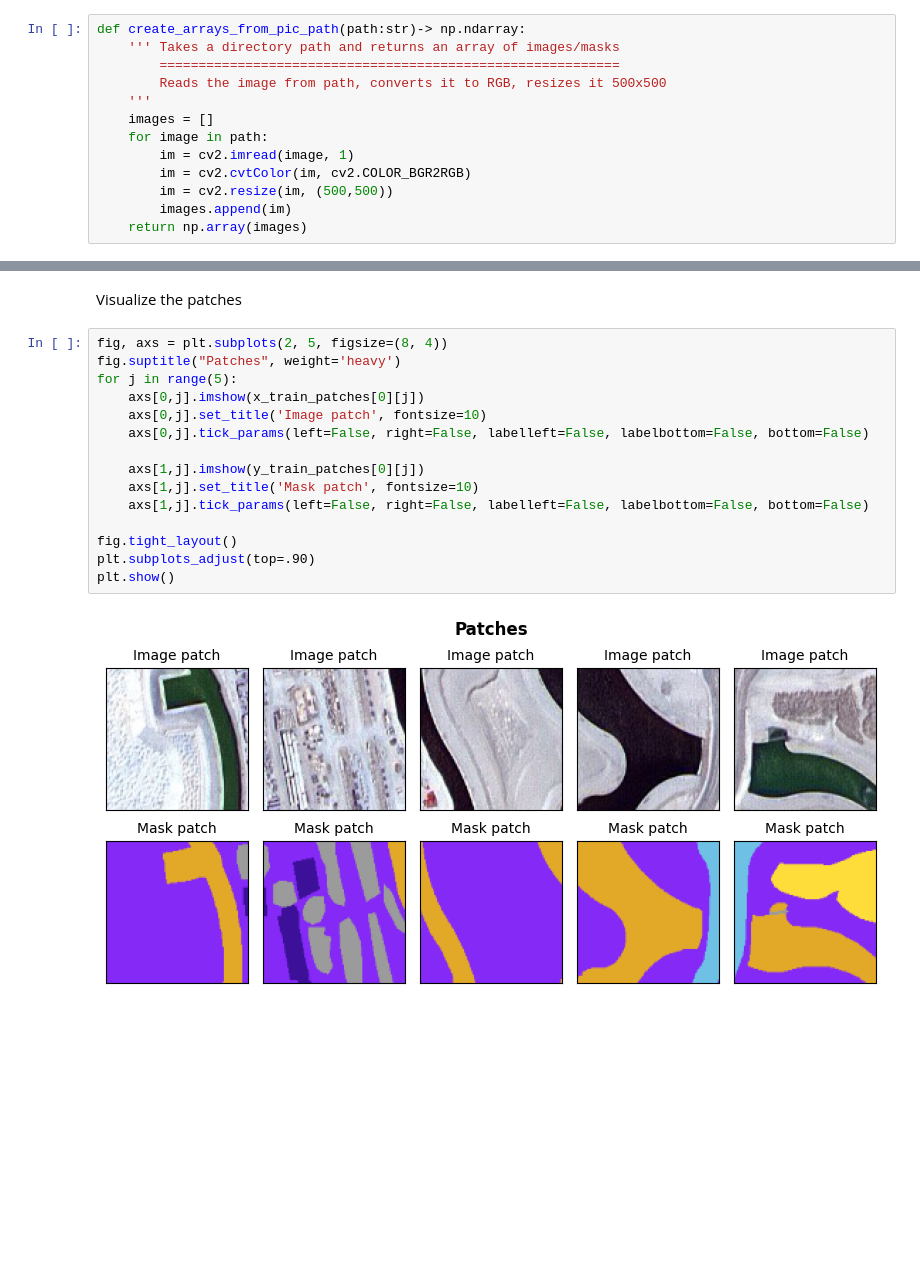
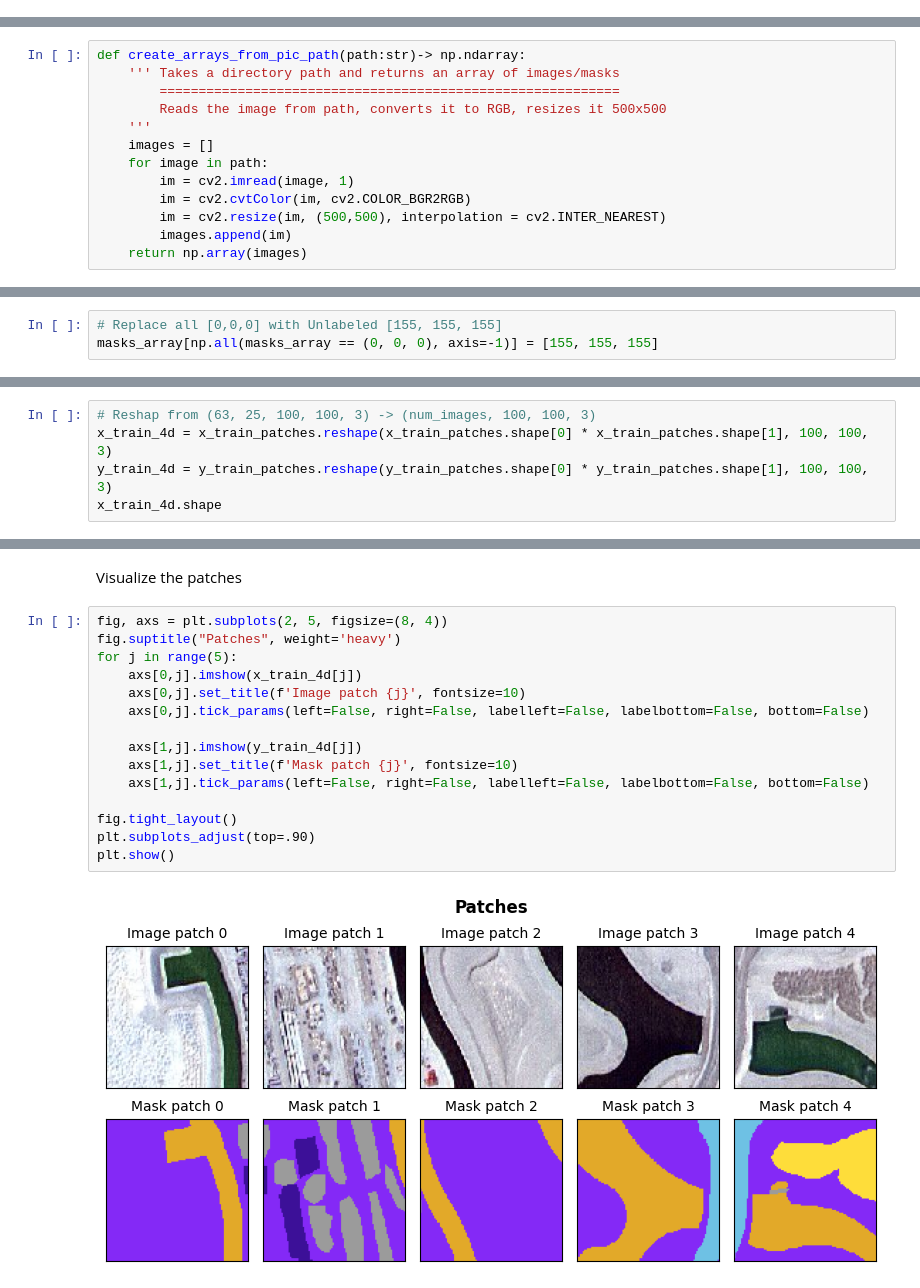
Before and after one commit to Xalt8/Semantic-Segmentation-, a Jupyter notebook: unet.ipynb, the cells around one changed output, grey strips where cells are left out. Cells and saved outputs as stored; diff of their text form; blank space fills up the shorter version.

Commit message:
y_train categorical commit

```diff
--- a/unet.ipynb
+++ b/unet.ipynb
@@ -12,20 +15,20 @@ Image_patches2: https://stackoverflow.com/questions/5953373/how-to-split-image-i
-# %%
-def create_arrays_from_pic_path(path:str)-> np.ndarray:
-    ''' Takes a directory path and returns an array of images/masks
-        ===========================================================
-        Reads the image from path, converts it to RGB, resizes it 500x500
-    '''
-    images = []
-    for image in path:
-        im = cv2.imread(image, 1)
-        im = cv2.cvtColor(im, cv2.COLOR_BGR2RGB)
-        im = cv2.resize(im, (500,500))
-        images.append(im)
-    return np.array(images)
 # %%
 # Directory location where the dataset is stored
 images_path = glob.glob('./Semantic segmentation dataset/**/images/*')
 masks_path = glob.glob('./Semantic segmentation dataset/**/masks/*')
+# %%
+def create_arrays_from_pic_path(path:str)-> np.ndarray:
+    ''' Takes a directory path and returns an array of images/masks
+        ===========================================================
+        Reads the image from path, converts it to RGB, resizes it 500x500
+    '''
+    images = []
+    for image in path:
+        im = cv2.imread(image, 1)
+        im = cv2.cvtColor(im, cv2.COLOR_BGR2RGB)
+        im = cv2.resize(im, (500,500), interpolation = cv2.INTER_NEAREST)
+        images.append(im)
+    return np.array(images)
 # %%
 images_array = create_arrays_from_pic_path(path=images_path)
 masks_array = create_arrays_from_pic_path(path=masks_path)
@@ -31,0 +78,3 @@ masks_array = create_arrays_from_pic_path(path=masks_path)
+# %%
+# Replace all [0,0,0] with Unlabeled [155, 155, 155]
+masks_array[np.all(masks_array == (0, 0, 0), axis=-1)] = [155, 155, 155]
@@ -68,0 +122,5 @@ which was transformed into 63 * 25 = 1575 images of shape (100, 100, 3)
+# %%
+# Reshap from (63, 25, 100, 100, 3) -> (num_images, 100, 100, 3)
+x_train_4d = x_train_patches.reshape(x_train_patches.shape[0] * x_train_patches.shape[1], 100, 100, 3)
+y_train_4d = y_train_patches.reshape(y_train_patches.shape[0] * y_train_patches.shape[1], 100, 100, 3)
+x_train_4d.shape
@@ -71,17 +131,17 @@ Visualize the patches
 # %%
 fig, axs = plt.subplots(2, 5, figsize=(8, 4))
 fig.suptitle("Patches", weight='heavy')
 for j in range(5):
-    axs[0,j].imshow(x_train_patches[0][j])
-    axs[0,j].set_title('Image patch', fontsize=10)
+    axs[0,j].imshow(x_train_4d[j])
+    axs[0,j].set_title(f'Image patch {j}', fontsize=10)
     axs[0,j].tick_params(left=False, right=False, labelleft=False, labelbottom=False, bottom=False)
 
-    axs[1,j].imshow(y_train_patches[0][j])
-    axs[1,j].set_title('Mask patch', fontsize=10)
+    axs[1,j].imshow(y_train_4d[j])
+    axs[1,j].set_title(f'Mask patch {j}', fontsize=10)
     axs[1,j].tick_params(left=False, right=False, labelleft=False, labelbottom=False, bottom=False)
 
 fig.tight_layout()
 plt.subplots_adjust(top=.90)
 plt.show()
 # %% [output]
-[figure, old version]
+[figure, new version]
```
Also changed, not shown: parts of 26 cells of this notebook, 1 other file.
